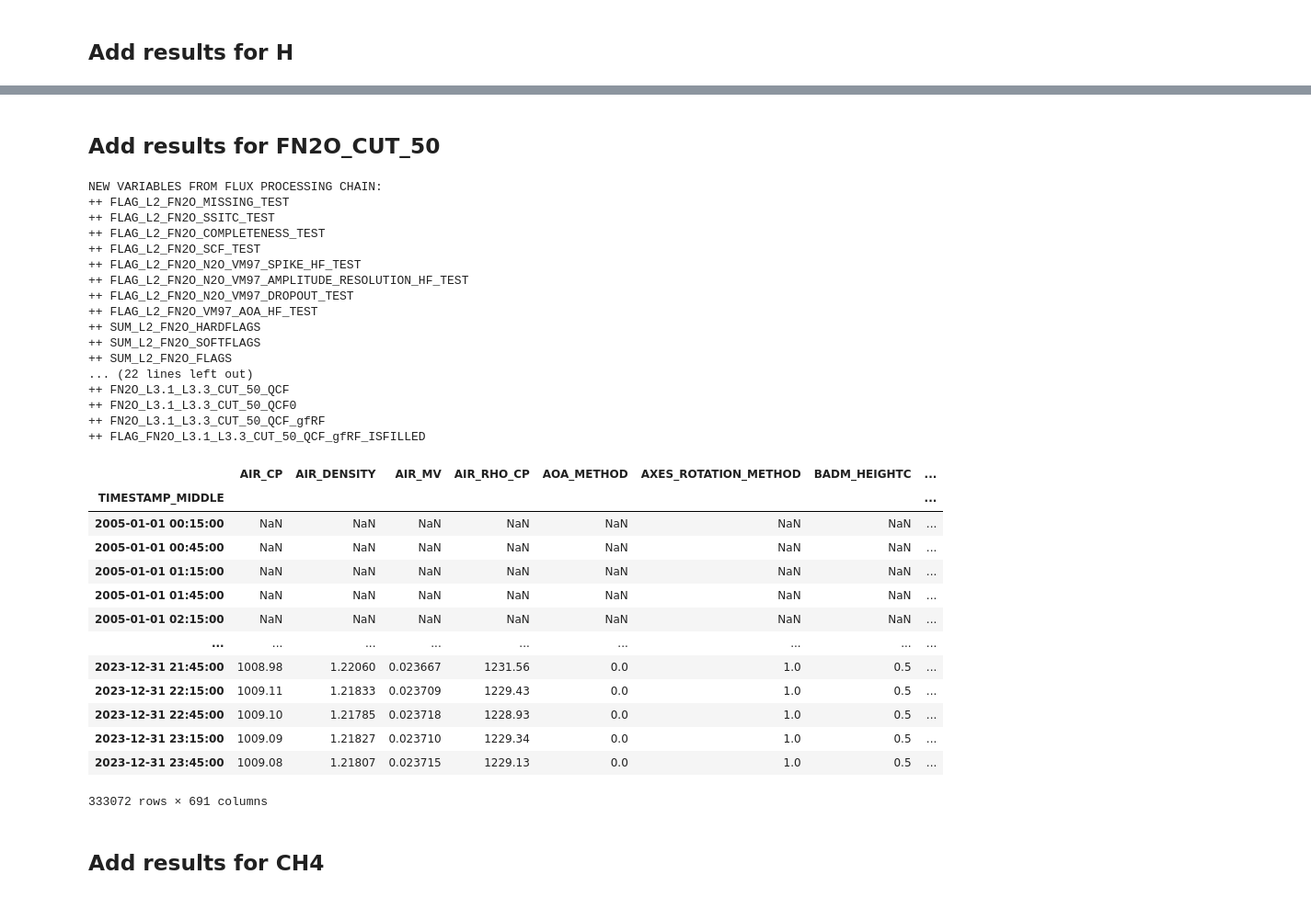
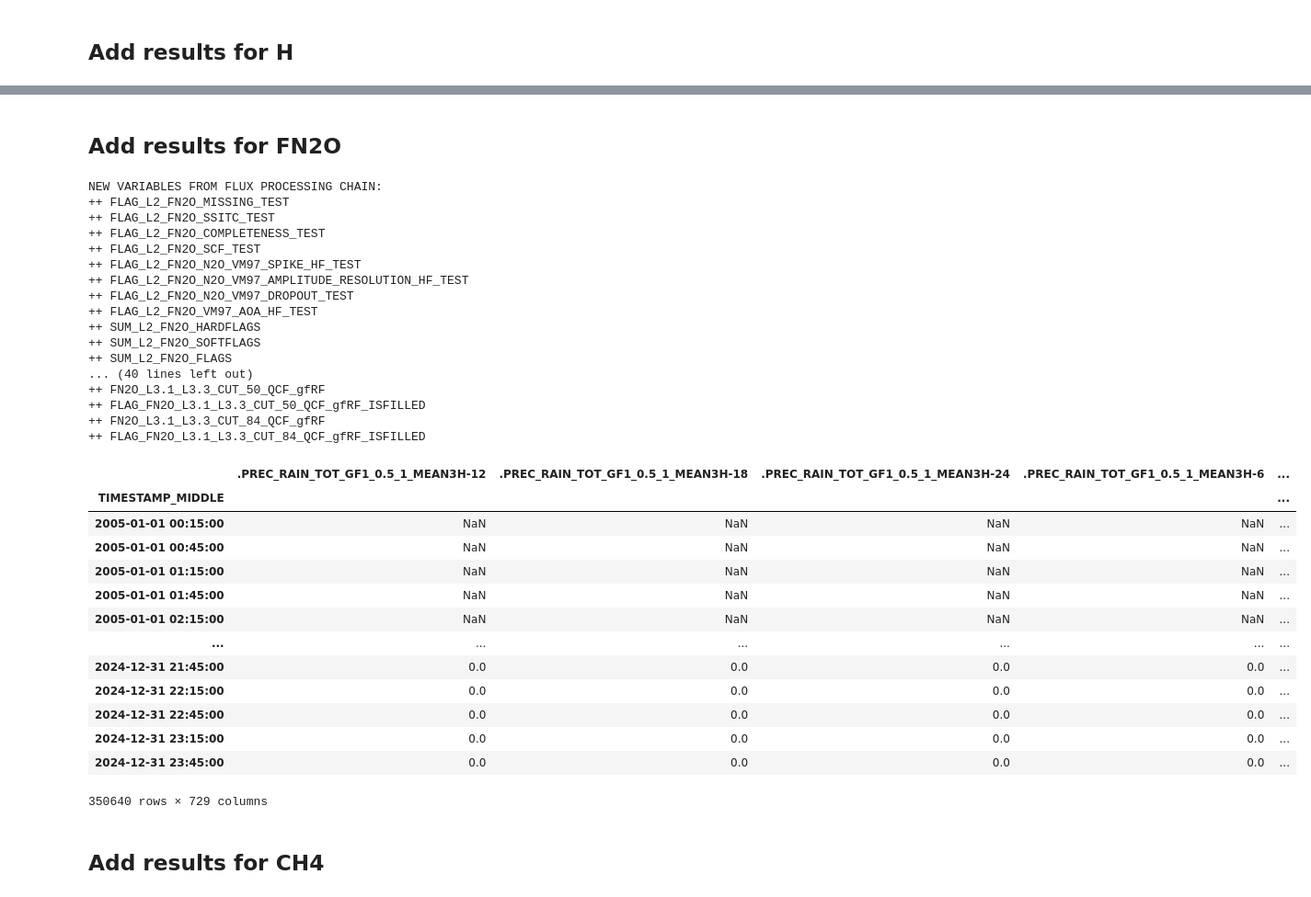
Before and after one commit to holukas/dataset_cha_fp2024_2005-2023, a Jupyter notebook: notebooks/60_MERGE_DATA_FLUXES/61.0_MergeFluxProcessingChainResults.ipynb, the cells around one changed output, grey strips where cells are left out. Shown at 92% size. Cells and saved outputs as stored; diff of their text form; code cells hidden in the pictures.

Commit message:
Merge flux results

```diff
--- a/notebooks/60_MERGE_DATA_FLUXES/61.0_MergeFluxProcessingChainResults.ipynb
+++ b/notebooks/60_MERGE_DATA_FLUXES/61.0_MergeFluxProcessingChainResults.ipynb
@@ -10,6 +12,6 @@ from diive.core.io.files import save_parquet, load_parquet
 nee = load_parquet(filepath=r"../40_FLUX_PROCESSING_CHAIN/41.1_FluxProcessingChain_L4.1_NEE.parquet")
 le = load_parquet(filepath=r"../40_FLUX_PROCESSING_CHAIN/42.1_FluxProcessingChain_L4.1_LE.parquet")
 h = load_parquet(filepath=r"../40_FLUX_PROCESSING_CHAIN/43.1_FluxProcessingChain_L4.1_H.parquet")
-n2o_cut_50 = load_parquet(filepath=r"../50_FLUX_PROCESSING_CHAIN_QCL+LGR/51.1_FluxProcessingChain_L4.1_FN2O_CUT_50.parquet")
-# ch4 = TODO
+n2o = load_parquet(filepath=r"../50_FLUX_PROCESSING_CHAIN_QCL+LGR/51.7_CorrectionGapFilling_L4.1_FN2O_CUT165084.parquet")
+ch4 = load_parquet(filepath=r"../50_FLUX_PROCESSING_CHAIN_QCL+LGR/52.7_CorrectionGapFilling_L4.1_FCH4_CUT_165084.parquet")
 # %% [output]
@@ -21,7 +29,7 @@ Loaded .parquet file ../50_FLUX_PROCESSING_CHAIN_QCL+LGR/51.1_FluxProcessingChai
 # Load main data
 # %%
 SOURCEDIR = r"../30_MERGE_DATA"
-FILENAME = r"33.3_CH-CHA_IRGA+QCL+LGR+M10+MGMT_Level-1_eddypro_fluxnet_2005-2023.parquet"
+FILENAME = r"33.5_CH-CHA_IRGA+QCL+LGR+M10+MGMT_Level-1_eddypro_fluxnet_2005-2024.parquet"
 FILEPATH = Path(SOURCEDIR) / FILENAME
 maindf = load_parquet(filepath=FILEPATH)
 # %% [output]
@@ -149,43 +158,43 @@ NEW VARIABLES FROM FLUX PROCESSING CHAIN:
 # %% [markdown]
-## Add results for FN2O_CUT_50
+## Add results for FN2O
 # %%
-newcols = [c for c in n2o_cut_50.columns if c not in maindf]
+newcols = [c for c in n2o.columns if c not in maindf]
 print("NEW VARIABLES FROM FLUX PROCESSING CHAIN:")
 [print(f"++ {c}") for c in newcols]
-maindf = pd.concat([maindf, n2o_cut_50[newcols]], axis=1)
+maindf = pd.concat([maindf, n2o[newcols]], axis=1)
 maindf
 # %% [output]
 NEW VARIABLES FROM FLUX PROCESSING CHAIN:
 ++ FLAG_L2_FN2O_MISSING_TEST
 ++ FLAG_L2_FN2O_SSITC_TEST
 ++ FLAG_L2_FN2O_COMPLETENESS_TEST
 ++ FLAG_L2_FN2O_SCF_TEST
 ++ FLAG_L2_FN2O_N2O_VM97_SPIKE_HF_TEST
 ++ FLAG_L2_FN2O_N2O_VM97_AMPLITUDE_RESOLUTION_HF_TEST
 ++ FLAG_L2_FN2O_N2O_VM97_DROPOUT_TEST
 ++ FLAG_L2_FN2O_VM97_AOA_HF_TEST
 ++ SUM_L2_FN2O_HARDFLAGS
 ++ SUM_L2_FN2O_SOFTFLAGS
 ++ SUM_L2_FN2O_FLAGS
-... (22 lines left out)
-++ FN2O_L3.1_L3.3_CUT_50_QCF
-++ FN2O_L3.1_L3.3_CUT_50_QCF0
+... (40 lines left out)
 ++ FN2O_L3.1_L3.3_CUT_50_QCF_gfRF
 ++ FLAG_FN2O_L3.1_L3.3_CUT_50_QCF_gfRF_ISFILLED
+++ FN2O_L3.1_L3.3_CUT_84_QCF_gfRF
+++ FLAG_FN2O_L3.1_L3.3_CUT_84_QCF_gfRF_ISFILLED
-|  | AIR_CP | AIR_DENSITY | AIR_MV | AIR_RHO_CP | AOA_METHOD | AXES_ROTATION_METHOD | BADM_HEIGHTC | ... |
-| TIMESTAMP_MIDDLE |  |  |  |  |  |  |  | ... |
-| 2005-01-01 00:15:00 | NaN | NaN | NaN | NaN | NaN | NaN | NaN | ... |
-| 2005-01-01 00:45:00 | NaN | NaN | NaN | NaN | NaN | NaN | NaN | ... |
-| 2005-01-01 01:15:00 | NaN | NaN | NaN | NaN | NaN | NaN | NaN | ... |
-| 2005-01-01 01:45:00 | NaN | NaN | NaN | NaN | NaN | NaN | NaN | ... |
-| 2005-01-01 02:15:00 | NaN | NaN | NaN | NaN | NaN | NaN | NaN | ... |
-| ... | ... | ... | ... | ... | ... | ... | ... | ... |
-| 2023-12-31 21:45:00 | 1008.98 | 1.22060 | 0.023667 | 1231.56 | 0.0 | 1.0 | 0.5 | ... |
-| 2023-12-31 22:15:00 | 1009.11 | 1.21833 | 0.023709 | 1229.43 | 0.0 | 1.0 | 0.5 | ... |
-| 2023-12-31 22:45:00 | 1009.10 | 1.21785 | 0.023718 | 1228.93 | 0.0 | 1.0 | 0.5 | ... |
-| 2023-12-31 23:15:00 | 1009.09 | 1.21827 | 0.023710 | 1229.34 | 0.0 | 1.0 | 0.5 | ... |
-| 2023-12-31 23:45:00 | 1009.08 | 1.21807 | 0.023715 | 1229.13 | 0.0 | 1.0 | 0.5 | ... |
+|  | .PREC_RAIN_TOT_GF1_0.5_1_MEAN3H-12 | .PREC_RAIN_TOT_GF1_0.5_1_MEAN3H-18 | .PREC_RAIN_TOT_GF1_0.5_1_MEAN3H-24 | .PREC_RAIN_TOT_GF1_0.5_1_MEAN3H-6 | ... |
+| TIMESTAMP_MIDDLE |  |  |  |  | ... |
+| 2005-01-01 00:15:00 | NaN | NaN | NaN | NaN | ... |
+| 2005-01-01 00:45:00 | NaN | NaN | NaN | NaN | ... |
+| 2005-01-01 01:15:00 | NaN | NaN | NaN | NaN | ... |
+| 2005-01-01 01:45:00 | NaN | NaN | NaN | NaN | ... |
+| 2005-01-01 02:15:00 | NaN | NaN | NaN | NaN | ... |
+| ... | ... | ... | ... | ... | ... |
+| 2024-12-31 21:45:00 | 0.0 | 0.0 | 0.0 | 0.0 | ... |
+| 2024-12-31 22:15:00 | 0.0 | 0.0 | 0.0 | 0.0 | ... |
+| 2024-12-31 22:45:00 | 0.0 | 0.0 | 0.0 | 0.0 | ... |
+| 2024-12-31 23:15:00 | 0.0 | 0.0 | 0.0 | 0.0 | ... |
+| 2024-12-31 23:45:00 | 0.0 | 0.0 | 0.0 | 0.0 | ... |
-333072 rows × 691 columns
+350640 rows × 729 columns
 # %% [markdown]
 ## Add results for CH4
 # %%
```
Also changed, not shown: parts of 16 cells of this notebook, 4 other files.
